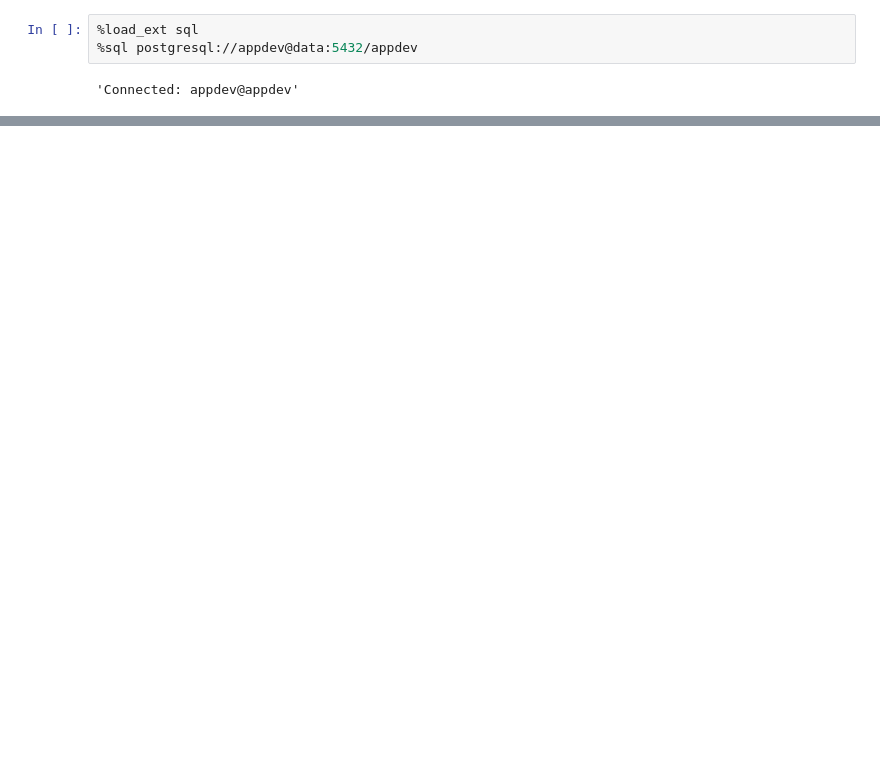
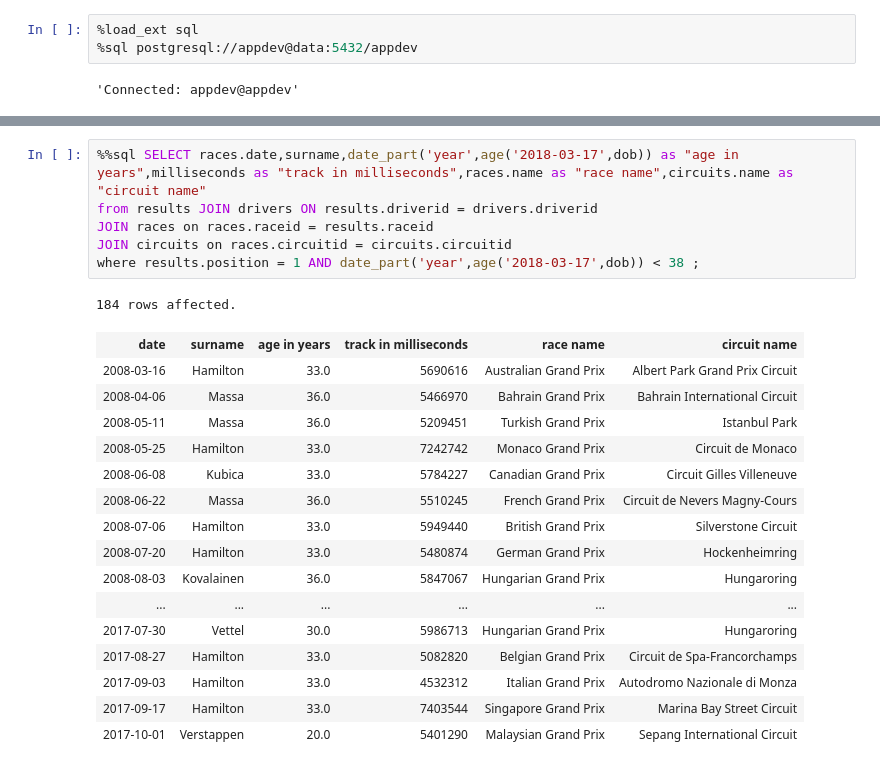
Before and after one commit to Thug-Lyfe/database_ass_6, a Jupyter notebook: database_ass_6.ipynb, the cells around one changed output, grey strips where cells are left out. Cells and saved outputs as stored; diff of their text form; blank space fills up the shorter version.

```diff
--- a/database_ass_6.ipynb
+++ b/database_ass_6.ipynb
@@ -5,0 +14,24 @@
+# %%
+%%sql SELECT races.date,surname,date_part('year',age('2018-03-17',dob)) as "age in years",milliseconds as "track in milliseconds",races.name as "race name",circuits.name as "circuit name"
+from results JOIN drivers ON results.driverid = drivers.driverid
+JOIN races on races.raceid = results.raceid
+JOIN circuits on races.circuitid = circuits.circuitid
+where results.position = 1 AND date_part('year',age('2018-03-17',dob)) < 38 ;
+# %% [output]
+184 rows affected.
+| date | surname | age in years | track in milliseconds | race name | circuit name |
+| 2008-03-16 | Hamilton | 33.0 | 5690616 | Australian Grand Prix | Albert Park Grand Prix Circuit |
+| 2008-04-06 | Massa | 36.0 | 5466970 | Bahrain Grand Prix | Bahrain International Circuit |
+| 2008-05-11 | Massa | 36.0 | 5209451 | Turkish Grand Prix | Istanbul Park |
+| 2008-05-25 | Hamilton | 33.0 | 7242742 | Monaco Grand Prix | Circuit de Monaco |
+| 2008-06-08 | Kubica | 33.0 | 5784227 | Canadian Grand Prix | Circuit Gilles Villeneuve |
+| 2008-06-22 | Massa | 36.0 | 5510245 | French Grand Prix | Circuit de Nevers Magny-Cours |
+| 2008-07-06 | Hamilton | 33.0 | 5949440 | British Grand Prix | Silverstone Circuit |
+| 2008-07-20 | Hamilton | 33.0 | 5480874 | German Grand Prix | Hockenheimring |
+| 2008-08-03 | Kovalainen | 36.0 | 5847067 | Hungarian Grand Prix | Hungaroring |
+| ... | ... | ... | ... | ... | ... |
+| 2017-07-30 | Vettel | 30.0 | 5986713 | Hungarian Grand Prix | Hungaroring |
+| 2017-08-27 | Hamilton | 33.0 | 5082820 | Belgian Grand Prix | Circuit de Spa-Francorchamps |
+| 2017-09-03 | Hamilton | 33.0 | 4532312 | Italian Grand Prix | Autodromo Nazionale di Monza |
+| 2017-09-17 | Hamilton | 33.0 | 7403544 | Singapore Grand Prix | Marina Bay Street Circuit |
+| 2017-10-01 | Verstappen | 20.0 | 5401290 | Malaysian Grand Prix | Sepang International Circuit |
```
Also changed, not shown: parts of 5 cells of this notebook.
